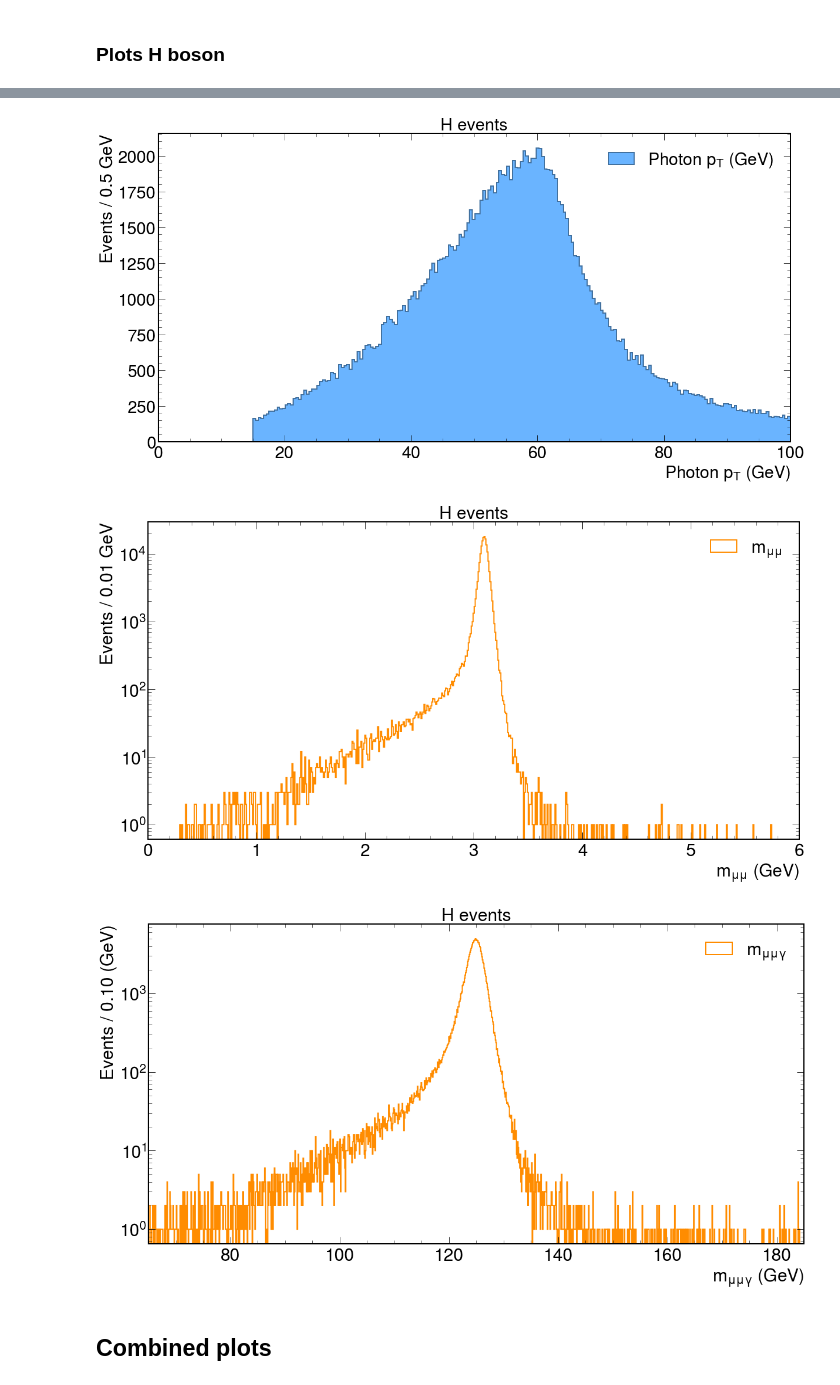
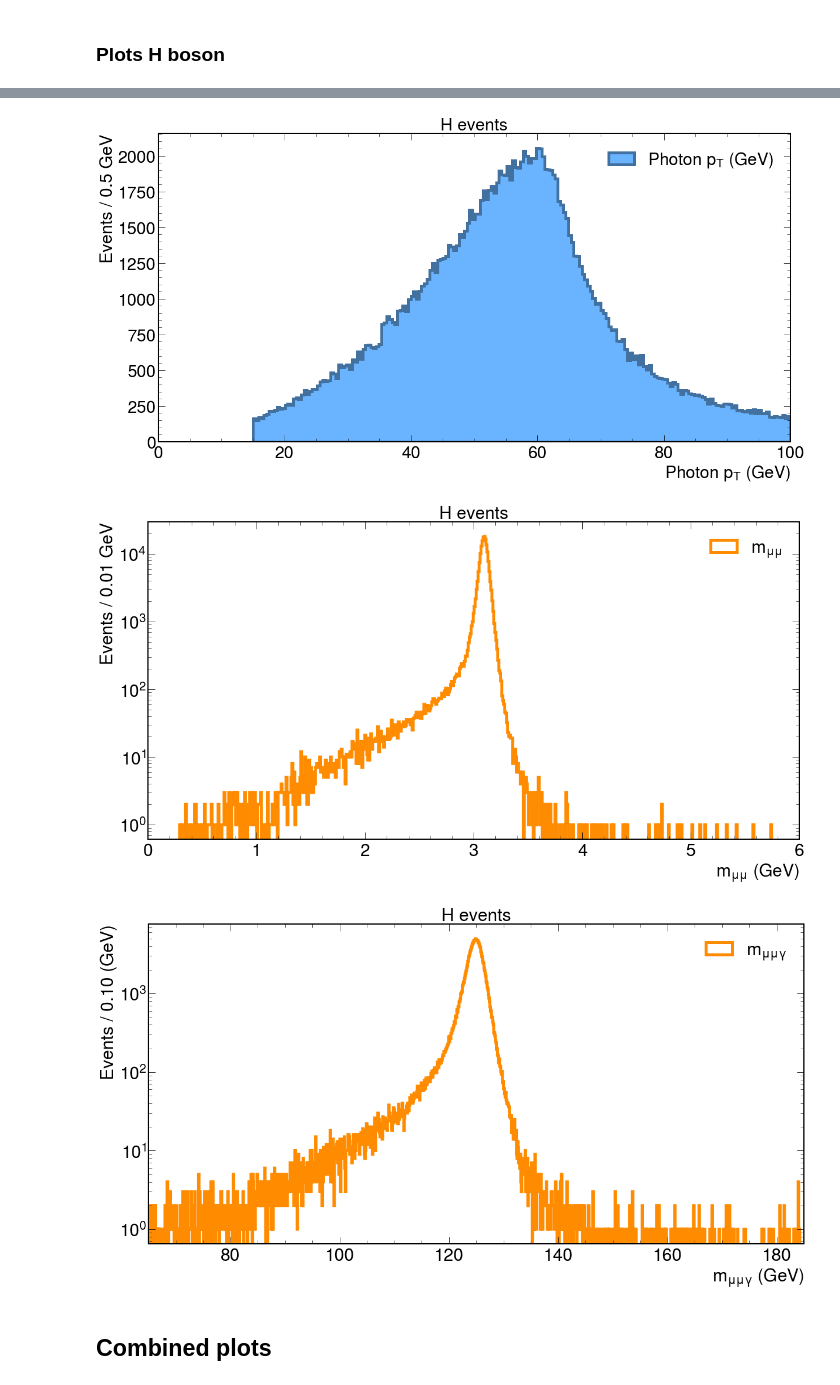
Before and after one commit to javivilladamigo/ResearchActivities, a Jupyter notebook: efficiencies.ipynb, the cells around one changed output, grey strips where cells are left out. Cells and saved outputs as stored; diff of their text form; code cells hidden in the pictures.

```diff
--- a/efficiencies.ipynb
+++ b/efficiencies.ipynb
@@ -547,7 +547,7 @@ ax.hist(
     ec = mainblue[0],
     facecolor = mainblue[1],
     alpha = .5,
-    lw = 2.,
+    lw = 5.,
     label = r"Muon2 $p_{T}$ (GeV)"
 )
 ax.hist(
@@ -557,7 +557,7 @@ ax.hist(
     ec = reddish[0],
     facecolor = reddish[1],
     alpha = .5,
-    lw = 2.,
+    lw = 5.,
     label = r"Muon1 $p_{T}$ (GeV)"
 )
 #ax.set_yscale("log")
@@ -592,7 +592,7 @@ ax.hist(
     ec = mainblue[0],
     facecolor = mainblue[1],
     alpha = 1.,
-    lw = 2.,
+    lw = 5.,
     label = r"Photon $p_{T}$ (GeV)"
 )
 #ax.set_yscale("log")
@@ -628,7 +628,7 @@ ax.hist(
     ec = H_color,
     facecolor = "none",
     alpha = 1.,
-    lw = 2.,
+    lw = 5.,
     label = r"$m_{\mu \mu}$"
 )
 ax.set_yscale("log")
@@ -656,37 +656,37 @@ nbins = int(round((_max - _min) / width)) + 1
 _HorZ_mass =  ak.flatten(selectedHorZ.mass[(selectedHorZ.mass > _min) & (selectedHorZ.mass < _max)], axis = None)
 
 
 fig, ax = plt.subplots(figsize=(20, 10))
 ax.hist(
     _HorZ_mass,
     bins = nbins,
     histtype = 'stepfilled',
     ec = H_color,
     facecolor = "none",
     alpha = 1.,
-    lw = 2.,
+    lw = 5.,
     label = r"$m_{\mu \mu \gamma}$"
 )
 ax.set_yscale("log")
 ax.tick_params(axis = 'both', which = 'major', labelsize = 30)
 ax.set_xlabel("$m_{\mu \mu \gamma}\ ({\\rm GeV})$", fontsize = 30)
 ax.set_ylabel("Events / %.2f (GeV)" % width, fontsize = 30)
 ax.set_xlim(_min, _max)
 #ax.set_ylim(0, 5)
 ax.legend(loc = "best", fontsize = 30)
 ax.set_title("H events", fontsize = 30)
 plt.savefig("plots/m_mumuG/m_mumuG_H.pdf")
 # %% [output]
 Passing from 179556 preselected events to 142102 filtered events after HLT trigger AND selection cuts (79.14%)
 
 
 Events that satisfy 3 GeV < m(JPsi) < 3.2 GeV: 164363
 Events that satisfy 70 < m(ZH) < 150 GeV: 178999
 Events that satisfy 3 GeV < m(JPsi) < 3.2 GeV AND 70 < m(ZH) < 150 GeV: 164207
 [figure]
-[figure, old version]
+[figure, new version]
-[figure, old version]
+[figure, new version]
-[figure, old version]
+[figure, new version]
 # %% [markdown]
 ## Combined plots
 # %%
```
Also changed, not shown: parts of 5 cells of this notebook, 17 other files.
